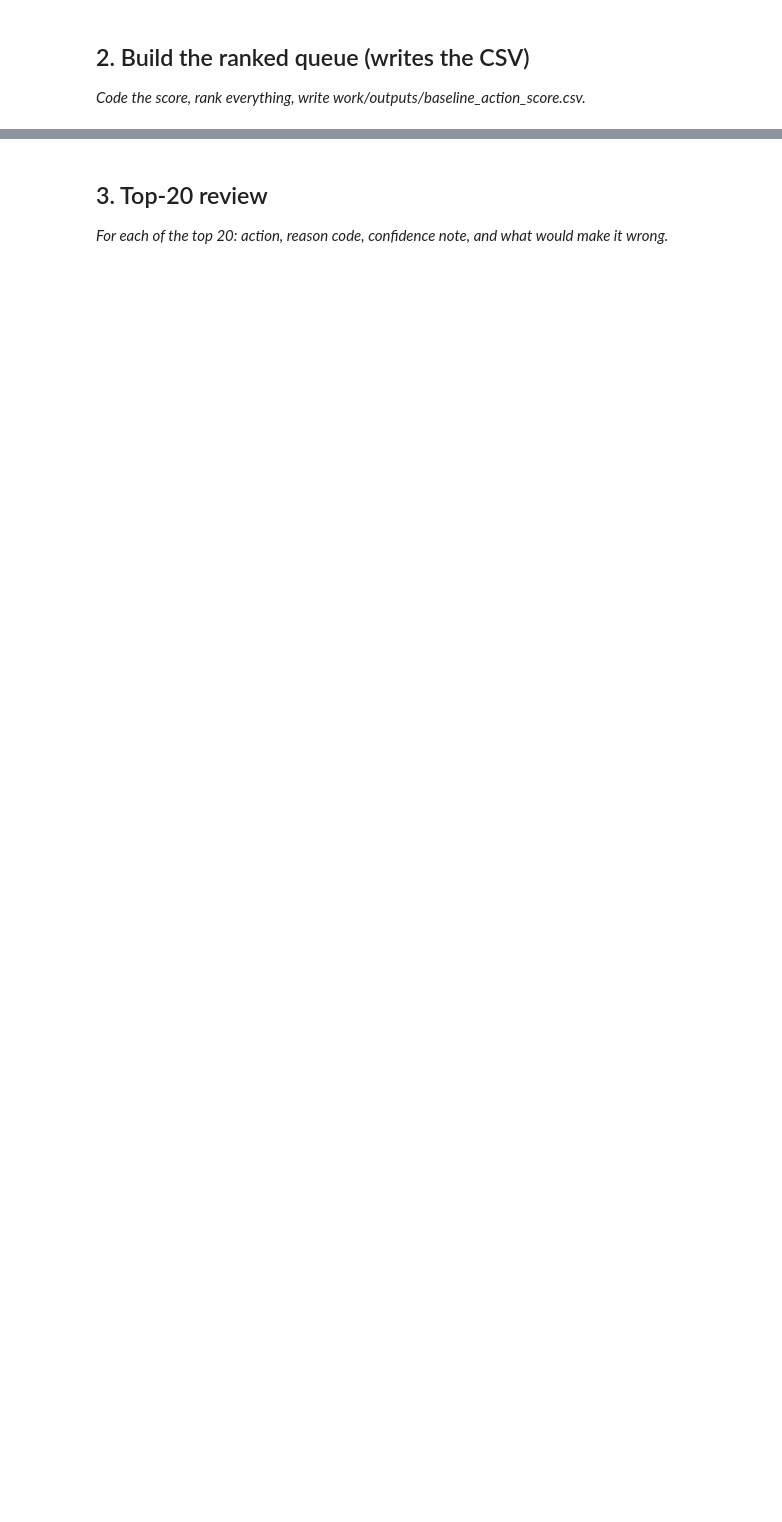
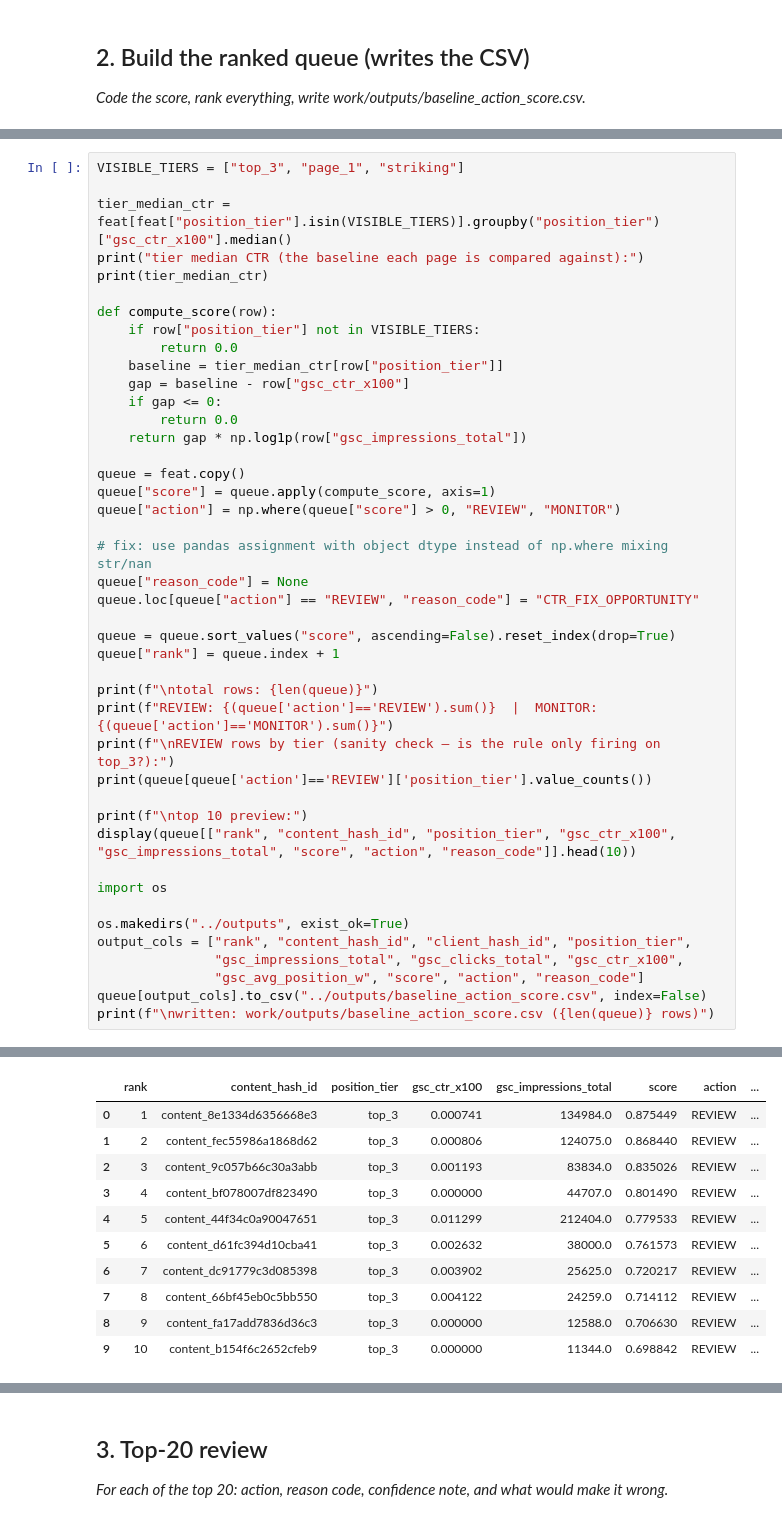
Before and after one commit to Vishal-141206/flyrank-ml-internship, a Jupyter notebook: work/notebooks/w04_baseline_score.ipynb, the cells around one changed output, grey strips where cells are left out. Saved outputs shown, nothing was run; the diff lists cells and outputs as text; blank space fills up the shorter version.

```diff
--- a/work/notebooks/w04_baseline_score.ipynb
+++ b/work/notebooks/w04_baseline_score.ipynb
@@ -22,0 +201,44 @@ This skeleton is yours to fill. Work the sections **in order** — each one has
+# %%
+VISIBLE_TIERS = ["top_3", "page_1", "striking"]
+
+tier_median_ctr = feat[feat["position_tier"].isin(VISIBLE_TIERS)].groupby("position_tier")["gsc_ctr_x100"].median()
+print("tier median CTR (the baseline each page is compared against):")
+print(tier_median_ctr)
+
+def compute_score(row):
+    if row["position_tier"] not in VISIBLE_TIERS:
+        return 0.0
+    baseline = tier_median_ctr[row["position_tier"]]
+    gap = baseline - row["gsc_ctr_x100"]
+    if gap <= 0:
+        return 0.0
+    return gap * np.log1p(row["gsc_impressions_total"])
+
+queue = feat.copy()
+queue["score"] = queue.apply(compute_score, axis=1)
+queue["action"] = np.where(queue["score"] > 0, "REVIEW", "MONITOR")
+
+# fix: use pandas assignment with object dtype instead of np.where mixing str/nan
+queue["reason_code"] = None
+queue.loc[queue["action"] == "REVIEW", "reason_code"] = "CTR_FIX_OPPORTUNITY"
+
+queue = queue.sort_values("score", ascending=False).reset_index(drop=True)
+queue["rank"] = queue.index + 1
+
+print(f"\ntotal rows: {len(queue)}")
+print(f"REVIEW: {(queue['action']=='REVIEW').sum()}  |  MONITOR: {(queue['action']=='MONITOR').sum()}")
+print(f"\nREVIEW rows by tier (sanity check — is the rule only firing on top_3?):")
+print(queue[queue['action']=='REVIEW']['position_tier'].value_counts())
+
+print(f"\ntop 10 preview:")
+display(queue[["rank", "content_hash_id", "position_tier", "gsc_ctr_x100", "gsc_impressions_total", "score", "action", "reason_code"]].head(10))
+
+import os
+
+os.makedirs("../outputs", exist_ok=True)
+output_cols = ["rank", "content_hash_id", "client_hash_id", "position_tier",
+               "gsc_impressions_total", "gsc_clicks_total", "gsc_ctr_x100",
+               "gsc_avg_position_w", "score", "action", "reason_code"]
+queue[output_cols].to_csv("../outputs/baseline_action_score.csv", index=False)
+print(f"\nwritten: work/outputs/baseline_action_score.csv ({len(queue)} rows)")
+# %% [output]
@@ -22,0 +261,11 @@ This skeleton is yours to fill. Work the sections **in order** — each one has
+|  | rank | content_hash_id | position_tier | gsc_ctr_x100 | gsc_impressions_total | score | action | ... |
+| 0 | 1 | content_8e1334d6356668e3 | top_3 | 0.000741 | 134984.0 | 0.875449 | REVIEW | ... |
+| 1 | 2 | content_fec55986a1868d62 | top_3 | 0.000806 | 124075.0 | 0.868440 | REVIEW | ... |
+| 2 | 3 | content_9c057b66c30a3abb | top_3 | 0.001193 | 83834.0 | 0.835026 | REVIEW | ... |
+| 3 | 4 | content_bf078007df823490 | top_3 | 0.000000 | 44707.0 | 0.801490 | REVIEW | ... |
+| 4 | 5 | content_44f34c0a90047651 | top_3 | 0.011299 | 212404.0 | 0.779533 | REVIEW | ... |
+| 5 | 6 | content_d61fc394d10cba41 | top_3 | 0.002632 | 38000.0 | 0.761573 | REVIEW | ... |
+| 6 | 7 | content_dc91779c3d085398 | top_3 | 0.003902 | 25625.0 | 0.720217 | REVIEW | ... |
+| 7 | 8 | content_66bf45eb0c5bb550 | top_3 | 0.004122 | 24259.0 | 0.714112 | REVIEW | ... |
+| 8 | 9 | content_fa17add7836d36c3 | top_3 | 0.000000 | 12588.0 | 0.706630 | REVIEW | ... |
+| 9 | 10 | content_b154f6c2652cfeb9 | top_3 | 0.000000 | 11344.0 | 0.698842 | REVIEW | ... |
```
Also changed, not shown: parts of 18 cells of this notebook.
